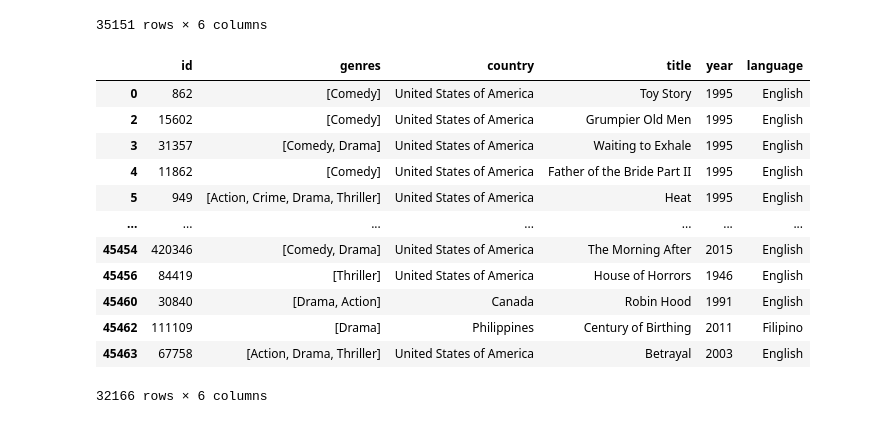
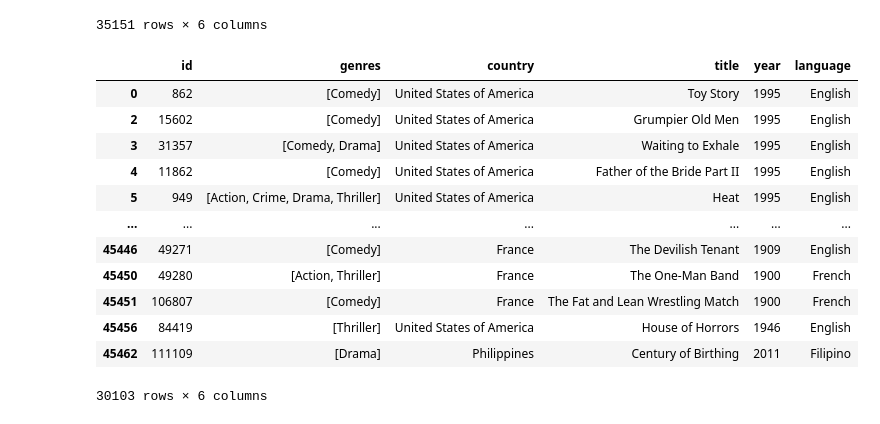
Before and after one commit to AurelieMrtn/RDF-SPARQL-app, a Jupyter notebook: Projet/Projet-mardown.ipynb, the cells around one changed output. Drawn from its saved outputs; the diff is of its cells as text; code cells hidden in the pictures.

```diff
--- a/Projet/Projet-mardown.ipynb
+++ b/Projet/Projet-mardown.ipynb
@@ -173,26 +173,29 @@ mov
 # %%
 import ast
 
 mov['production_countries'] = mov['production_countries'].apply(lambda x: ast.literal_eval(x))
 mov['production_countries'] = mov['production_countries'].apply(lambda x: x[0]['name'] if len(x) > 0 else None)
 
 mov = mov.dropna(subset=['production_countries'])
+
+mov = mov.drop_duplicates(subset='id')
+mov = mov.drop_duplicates(subset='title')
 mov = mov.rename(columns={'production_countries': 'country'})
 mov
 # %% [output]
 |  | id | genres | country | title | year | language |
 | 0 | 862 | [Comedy] | United States of America | Toy Story | 1995 | English |
 | 2 | 15602 | [Comedy] | United States of America | Grumpier Old Men | 1995 | English |
 | 3 | 31357 | [Comedy, Drama] | United States of America | Waiting to Exhale | 1995 | English |
 | 4 | 11862 | [Comedy] | United States of America | Father of the Bride Part II | 1995 | English |
 | 5 | 949 | [Action, Crime, Drama, Thriller] | United States of America | Heat | 1995 | English |
 | ... | ... | ... | ... | ... | ... | ... |
-| 45454 | 420346 | [Comedy, Drama] | United States of America | The Morning After | 2015 | English |
+| 45446 | 49271 | [Comedy] | France | The Devilish Tenant | 1909 | English |
+| 45450 | 49280 | [Action, Thriller] | France | The One-Man Band | 1900 | French |
+| 45451 | 106807 | [Comedy] | France | The Fat and Lean Wrestling Match | 1900 | French |
 | 45456 | 84419 | [Thriller] | United States of America | House of Horrors | 1946 | English |
-| 45460 | 30840 | [Drama, Action] | Canada | Robin Hood | 1991 | English |
 | 45462 | 111109 | [Drama] | Philippines | Century of Birthing | 2011 | Filipino |
-| 45463 | 67758 | [Action, Drama, Thriller] | United States of America | Betrayal | 2003 | English |
-32166 rows × 6 columns
+30103 rows × 6 columns
 # %%
 mov.to_csv('mov.csv', index=False)
 # %%
```
Also changed, not shown: parts of 1 cell of this notebook, 5 other files.
